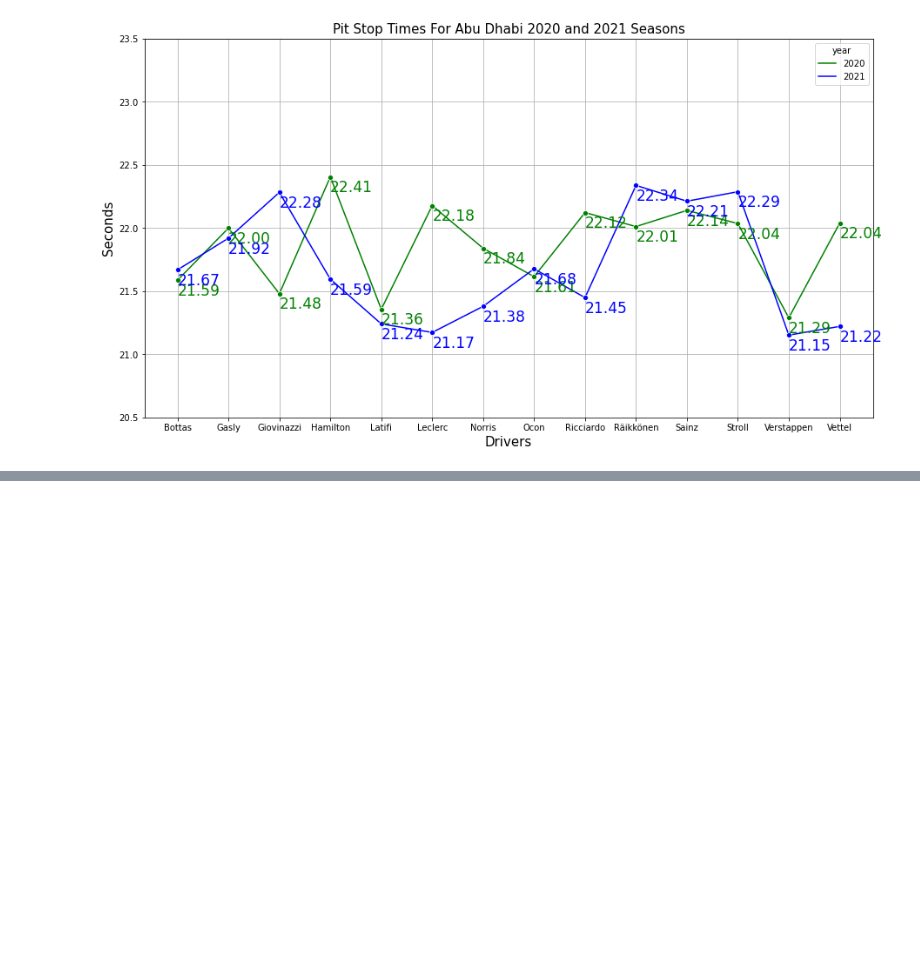
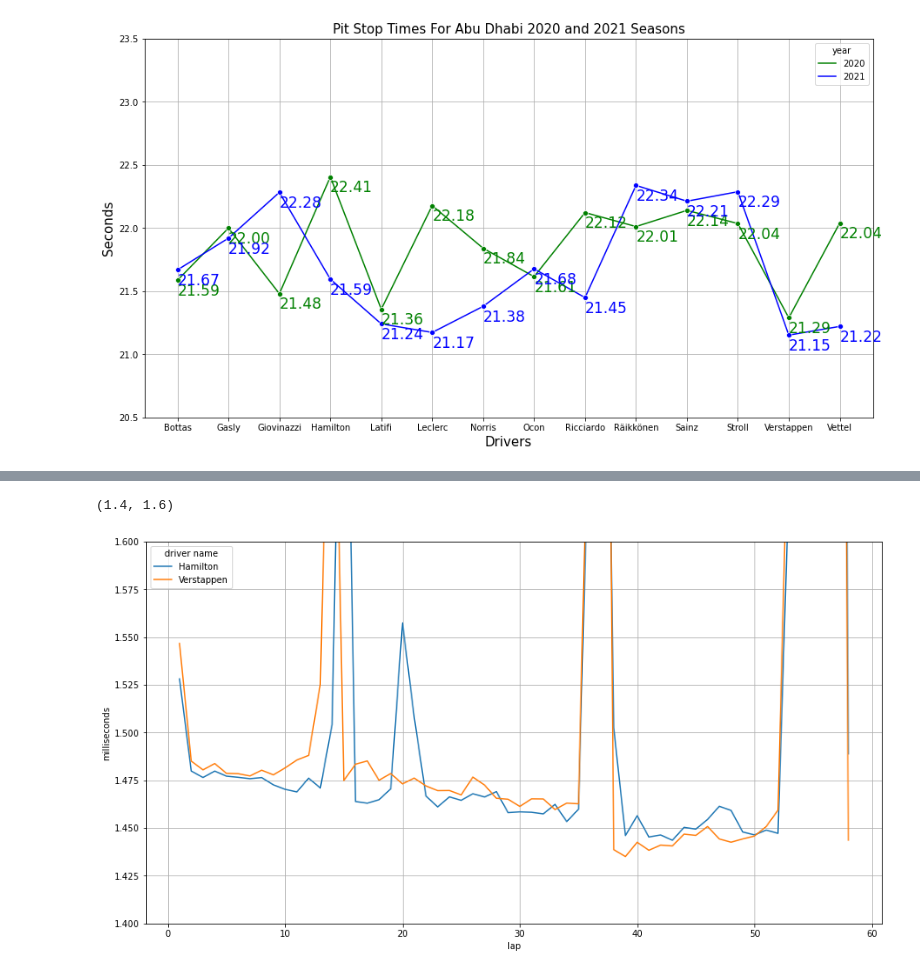
Before and after one commit to SpencerReno/Formula_one, a Jupyter notebook: Pit_Times_Abu_Dhabi_2020_2021.ipynb, the cells around one changed output, grey strips where cells are left out. Saved outputs shown, nothing was run; the diff lists cells and outputs as text; code cells hidden in the pictures; blank space fills up the shorter version.

Commit message:
abu dhabi times

```diff
--- a/Pit_Times_Abu_Dhabi_2020_2021.ipynb
+++ b/Pit_Times_Abu_Dhabi_2020_2021.ipynb
@@ -266,0 +272,9 @@ plt.show()
+# %%
+lap_times = pd.read_csv('./data_files/lap_times.csv')
+drivers.reset_index(inplace=True)
+lap_times = lap_times[lap_times['driverId'].isin([830,1])]
+lap_times = lap_times[lap_times['raceId'] == 1073]
+# %%
+names = lap_times['driverId'].replace({1:'Hamilton',830:'Verstappen'})
+lap_times['driver name'] = names
+lap_times
@@ -266,0 +295,8 @@ plt.show()
+# %%
+plt.figure(figsize=(15,8))
+sns.lineplot(lap_times['lap'], (lap_times['milliseconds']/1000)/60,hue=lap_times['driver name'], ci=None)
+plt.grid()
+plt.ylim(1.4,1.6)
+# %% [output]
+(1.4, 1.6)
+[figure, added]
```
Also changed, not shown: parts of 4 cells of this notebook.
